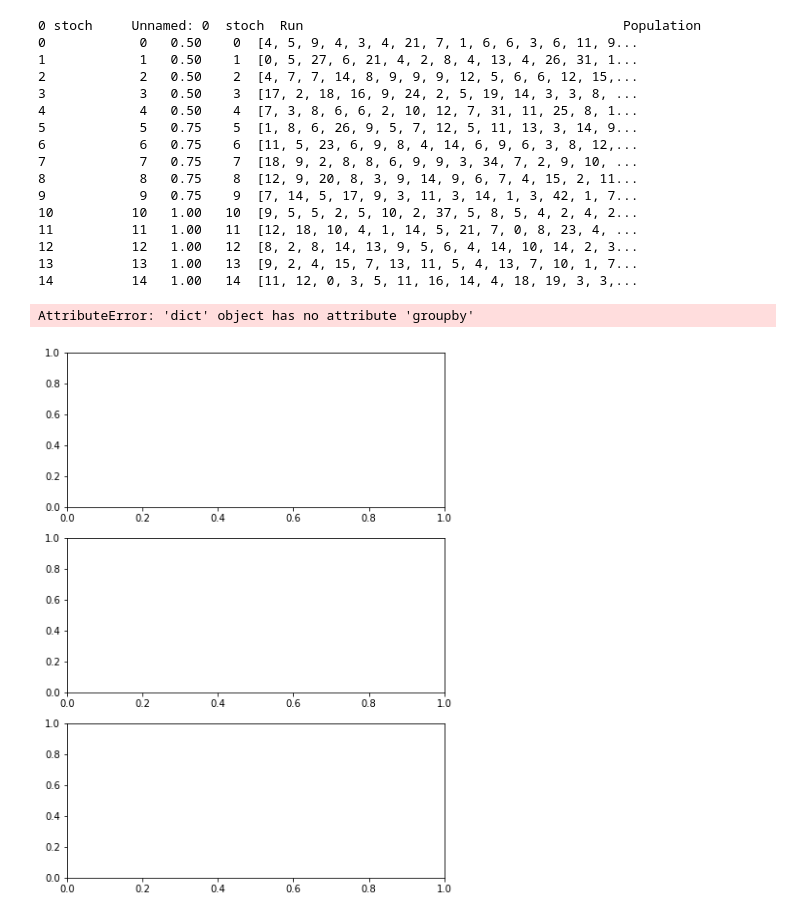
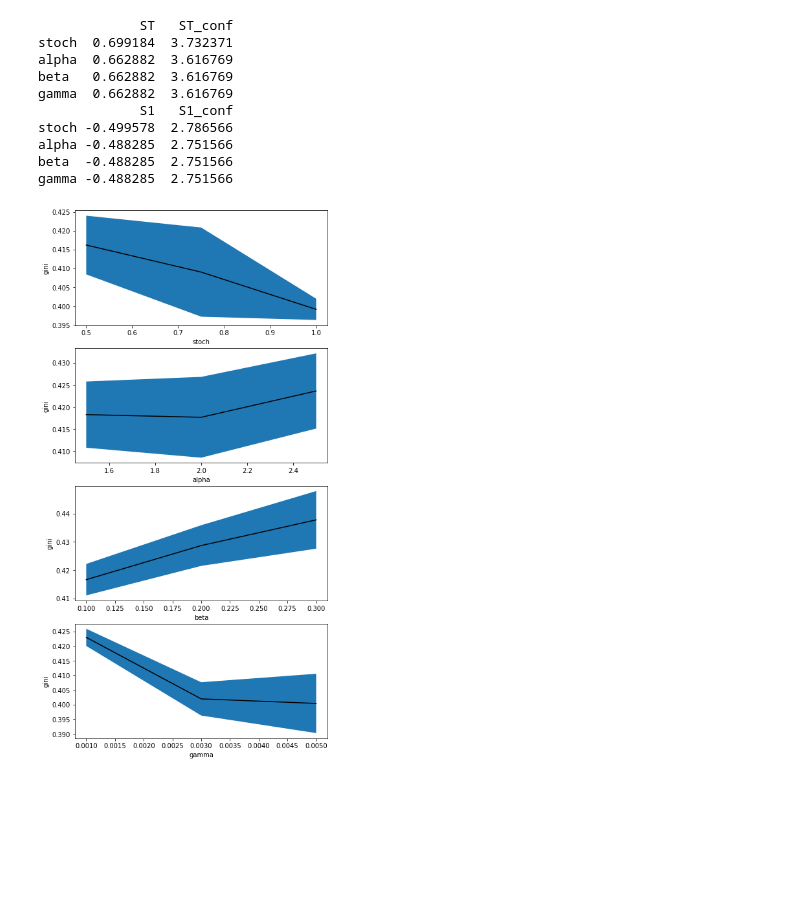
Before and after one commit to marcelvdla/ABM_Archeology, a Jupyter notebook: sensitivity_analysis.ipynb, the cells around one changed output. Cells and saved outputs as stored; diff of their text form; code cells hidden in the pictures; blank space fills up the shorter version.

Commit message:
sobol SA added

```diff
--- a/sensitivity_analysis.ipynb
+++ b/sensitivity_analysis.ipynb
@@ -87,0 +95,17 @@ Name: Population, dtype: object
+# %%
+# We define our variables and bounds
+problem = {
+    'num_vars': 4,
+    'names': ['stoch', 'alpha', 'beta', 'gamma'],
+    'bounds': [[0.5, 1], [1.5, 2.5], [0.1, 0.3], [0.001, 0.005]]
+}
+
+# Set the repetitions, the amount of steps, and the amount of distinct values per variable
+replicates = 2
+max_steps = 10
+distinct_samples = 2
+
+# Get data for OFAT
+# data = get_data(problem, replicates, max_steps, distinct_samples)
+# Get data for SOBOL
+data = get_data_sobol(problem, replicates, max_steps, distinct_samples)
@@ -88,3 +318,18 @@ Name: Population, dtype: object
+# %%
+data['gini'] = [gini(np.array(p)) for p in data['Population']]
+# %%
+Si_pop = sobol.analyze(problem, data['gini'].values, print_to_console=True, calc_second_order=False)
+# %% [output]
+             ST   ST_conf
+stoch  0.699184  3.732371
+alpha  0.662882  3.616769
+beta   0.662882  3.616769
+gamma  0.662882  3.616769
+             S1   S1_conf
+stoch -0.499578  2.786566
+alpha -0.488285  2.751566
+beta  -0.488285  2.751566
+gamma -0.488285  2.751566
 # %%
 def plot_param_var_conf(ax, df, var, param, i):
     """
@@ -127,22 +405,5 @@ def plot_all_vars(df, param, problem):
 # %%
-plot_all_vars(data, 'Population', problem)
+plot_all_vars(data, 'gini', problem)
 plt.show()
 # %% [output]
-0 stoch     Unnamed: 0  stoch  Run                                         Population
-0            0   0.50    0  [4, 5, 9, 4, 3, 4, 21, 7, 1, 6, 6, 3, 6, 11, 9...
-1            1   0.50    1  [0, 5, 27, 6, 21, 4, 2, 8, 4, 13, 4, 26, 31, 1...
-2            2   0.50    2  [4, 7, 7, 14, 8, 9, 9, 9, 12, 5, 6, 6, 12, 15,...
-3            3   0.50    3  [17, 2, 18, 16, 9, 24, 2, 5, 19, 14, 3, 3, 8, ...
-4            4   0.50    4  [7, 3, 8, 6, 6, 2, 10, 12, 7, 31, 11, 25, 8, 1...
-5            5   0.75    5  [1, 8, 6, 26, 9, 5, 7, 12, 5, 11, 13, 3, 14, 9...
-6            6   0.75    6  [11, 5, 23, 6, 9, 8, 4, 14, 6, 9, 6, 3, 8, 12,...
-7            7   0.75    7  [18, 9, 2, 8, 8, 6, 9, 9, 3, 34, 7, 2, 9, 10, ...
-8            8   0.75    8  [12, 9, 20, 8, 3, 9, 14, 9, 6, 7, 4, 15, 2, 11...
-9            9   0.75    9  [7, 14, 5, 17, 9, 3, 11, 3, 14, 1, 3, 42, 1, 7...
-10          10   1.00   10  [9, 5, 5, 2, 5, 10, 2, 37, 5, 8, 5, 4, 2, 4, 2...
-11          11   1.00   11  [12, 18, 10, 4, 1, 14, 5, 21, 7, 0, 8, 23, 4, ...
-12          12   1.00   12  [8, 2, 8, 14, 13, 9, 5, 6, 4, 14, 10, 14, 2, 3...
-13          13   1.00   13  [9, 2, 4, 15, 7, 13, 11, 5, 4, 13, 7, 10, 1, 7...
-14          14   1.00   14  [11, 12, 0, 3, 5, 11, 16, 14, 4, 18, 19, 3, 3,...
-AttributeError: 'dict' object has no attribute 'groupby'
-[figure, old version]
+[figure, new version]
```
Also changed, not shown: parts of 6 cells of this notebook, 3 other files.
